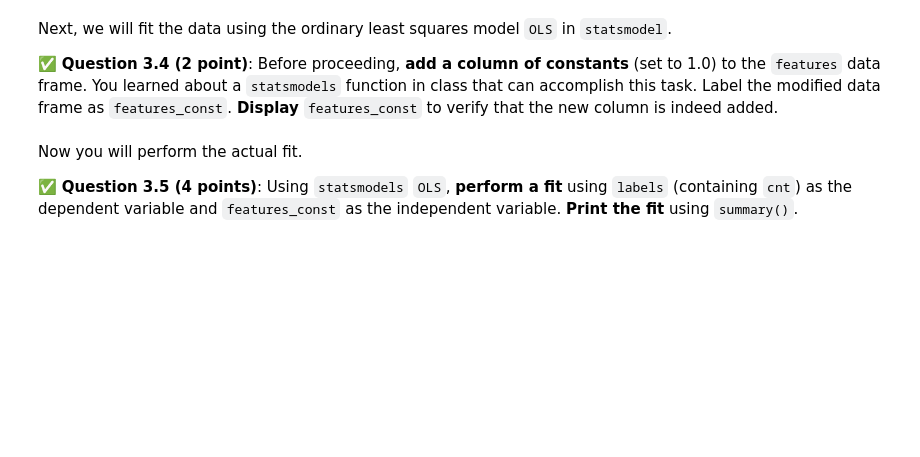
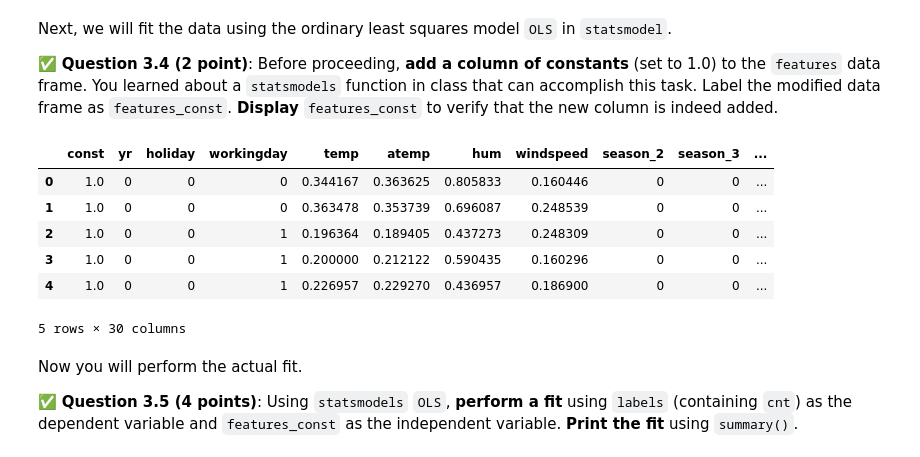
Before and after one commit to JakeRoll04/CMSE202-f25-turnin, a Jupyter notebook: final/CMSE202-Final-SS25-Section001-Jake Roll.ipynb, the cells around one changed output. Drawn from its saved outputs; the diff is of its cells as text; code cells hidden in the pictures; blank space fills up the shorter version.

```diff
--- a/final/CMSE202-Final-SS25-Section001-Jake Roll.ipynb
+++ b/final/CMSE202-Final-SS25-Section001-Jake Roll.ipynb
@@ -128,6 +195,18 @@ Next, we will fit the data using the ordinary least squares model `OLS` in `stat
 &#9989; **Question 3.4 (2 point)**: Before proceeding, **add a column of constants** (set to 1.0) to the `features` data frame. You learned about a `statsmodels` function in class that can accomplish this task. Label the modified data frame as `features_const`. **Display** `features_const` to verify that the new column is indeed added.
 # %%
 ### Put your code here
+import statsmodels.api as sm
+
+features_const = sm.add_constant(features)
+features_const.head()
+# %% [output]
+|  | const | yr | holiday | workingday | temp | atemp | hum | windspeed | season_2 | season_3 | ... |
+| 0 | 1.0 | 0 | 0 | 0 | 0.344167 | 0.363625 | 0.805833 | 0.160446 | 0 | 0 | ... |
+| 1 | 1.0 | 0 | 0 | 0 | 0.363478 | 0.353739 | 0.696087 | 0.248539 | 0 | 0 | ... |
+| 2 | 1.0 | 0 | 0 | 1 | 0.196364 | 0.189405 | 0.437273 | 0.248309 | 0 | 0 | ... |
+| 3 | 1.0 | 0 | 0 | 1 | 0.200000 | 0.212122 | 0.590435 | 0.160296 | 0 | 0 | ... |
+| 4 | 1.0 | 0 | 0 | 1 | 0.226957 | 0.229270 | 0.436957 | 0.186900 | 0 | 0 | ... |
+5 rows × 30 columns
 # %% [markdown]
 Now you will perform the actual fit.
 
```
Also changed, not shown: parts of 16 cells of this notebook.
